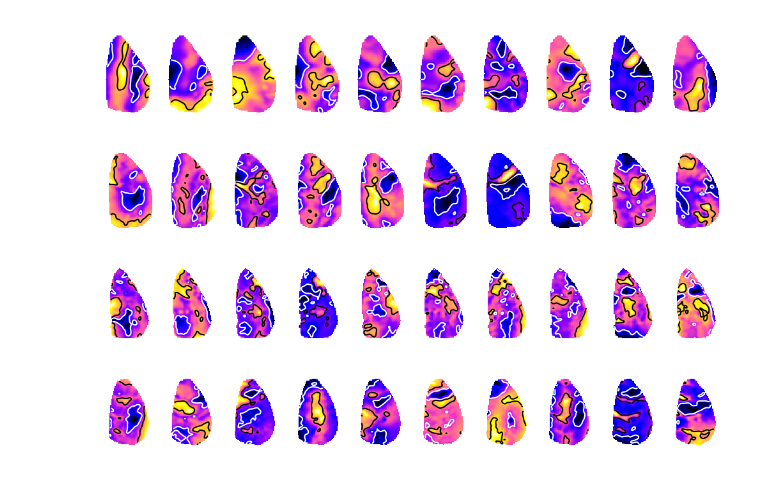
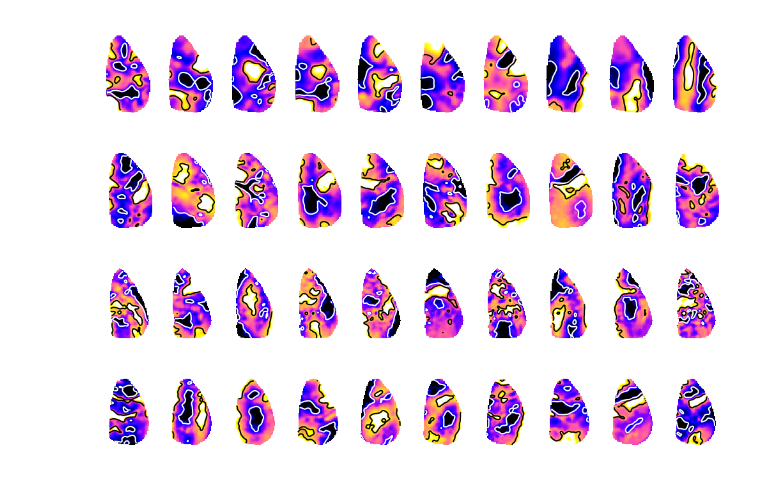
Before and after one commit to NeuroNetMem/pipeline_vsdi, a Jupyter notebook: notebooks/dashboard.ipynb, the cells around one changed output. Drawn from its saved outputs; the diff is of its cells as text; code cells hidden in the pictures.

```diff
--- a/notebooks/dashboard.ipynb
+++ b/notebooks/dashboard.ipynb
@@ -22,26 +22,30 @@ for animal in animals:
 # %%
 for animal in footprints.keys():
     plt.figure(figsize=(10,5))
     plt.title(f'animal {animal}')
     for i,f in enumerate(footprints[animal]):
         ax = plt.subplot(1,10,i+1)
 
+        xmin = np.nanpercentile(f.ravel(),5)
+        xmax = np.nanpercentile(f.ravel(),95)
+        x1 = np.nanpercentile(f.ravel(),15)
+        x2 = np.nanpercentile(f.ravel(),85)
+
         mask = masks[animal].astype(bool)
         f[np.where(mask==0)] = np.nan
-        ax.matshow(f,cmap=plt.cm.gnuplot2)
+        ax.matshow(f,cmap=plt.cm.gnuplot2,vmin=xmin,vmax=xmax)
 
 
-        x1 = np.nanpercentile(f.ravel(),15)
-        x2 = np.nanpercentile(f.ravel(),85)
+
         ax.contour(f,[x1,x2],colors= ['w','k'])
 
 
         plt.axis('off')
 
 
     plt.tight_layout()
 # %% [output]
-[figure, old version]
+[figure, new version]
-[figure, old version]
+[figure, new version]
-[figure, old version]
+[figure, new version]
-[figure, old version]
+[figure, new version]
```
Also changed, not shown: 4 other files.
